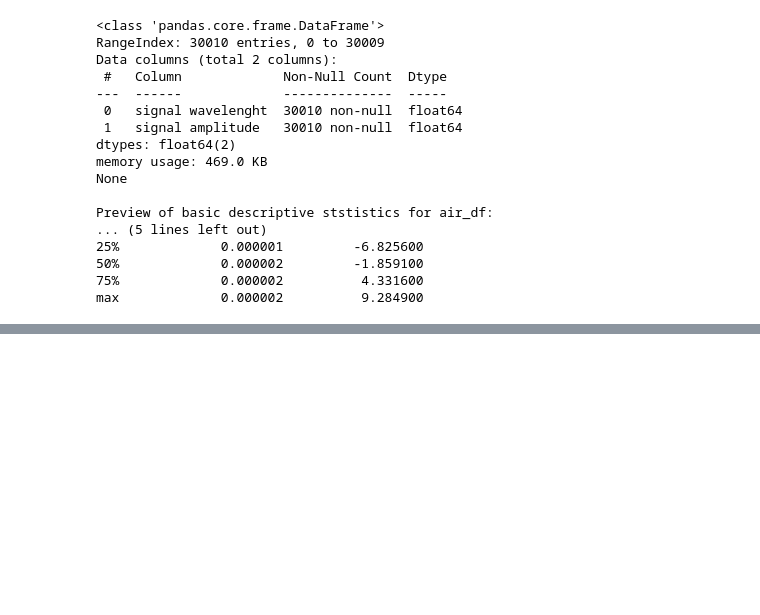
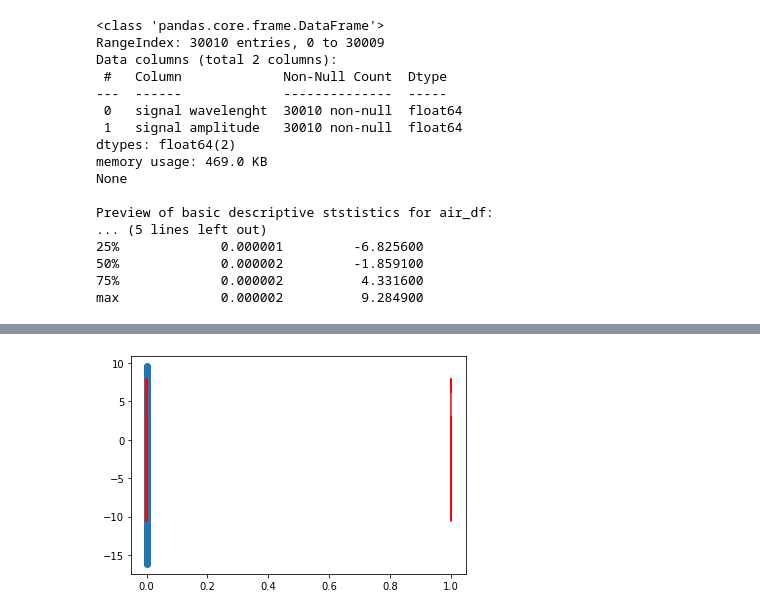
Before and after one commit to slatkowski/Industry_4.0, a Jupyter notebook: industry_4.0.ipynb, the cells around one changed output, grey strips where cells are left out. Saved outputs shown, nothing was run; the diff lists cells and outputs as text; code cells hidden in the pictures; blank space fills up the shorter version.

```diff
--- a/industry_4.0.ipynb
+++ b/industry_4.0.ipynb
@@ -248,0 +287,21 @@ ProfileReport(water_df)
+# %%
+from sklearn.preprocessing import PolynomialFeatures
+
+pf = PolynomialFeatures(degree = 4)
+X_pf = pf.fit_transform(X)
+
+model_i_pf = LinearRegression()
+model_w_pf = LinearRegression()
+
+model_i_pf.fit(X_pf, y_i)
+model_w_pf.fit(X_pf, y_w)
+
+pred_i_pf = model_i_pf.predict(X_pf)
+pred_w_pf = model_w_pf.predict(X_pf)
+# %%
+fig, ax = plt.subplots()
+plt.scatter(X, y_i)
+ax.plot(X_pf, pred_i_pf, c = 'r')
+plt.show()
+# %% [output]
+[figure, added]
```
Also changed, not shown: parts of 12 cells of this notebook.
